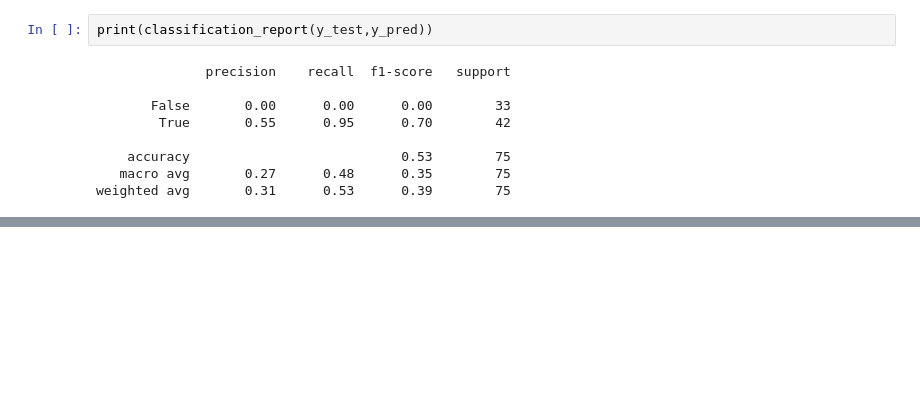
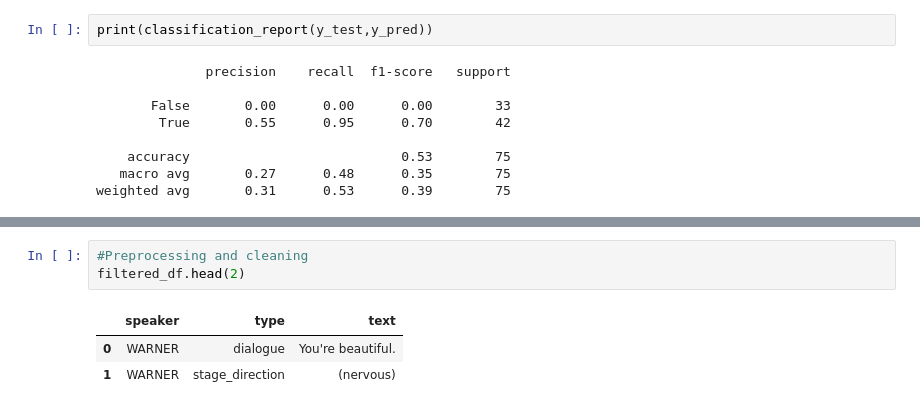
Before and after one commit to nandhika03/legallyblondeandnlp, a Jupyter notebook: notebooks/Summary_practice.ipynb, the cells around one changed output, grey strips where cells are left out. Drawn from its saved outputs; the diff is of its cells as text; blank space fills up the shorter version.

```diff
--- a/notebooks/Summary_practice.ipynb
+++ b/notebooks/Summary_practice.ipynb
@@ -180,0 +227,7 @@ weighted avg       0.31      0.53      0.39        75
+# %%
+#Preprocessing and cleaning
+filtered_df.head(2)
+# %% [output]
+|  | speaker | type | text |
+| 0 | WARNER | dialogue | You're beautiful. |
+| 1 | WARNER | stage_direction | (nervous) |
```
Also changed, not shown: parts of 38 cells of this notebook, 3 other files.
